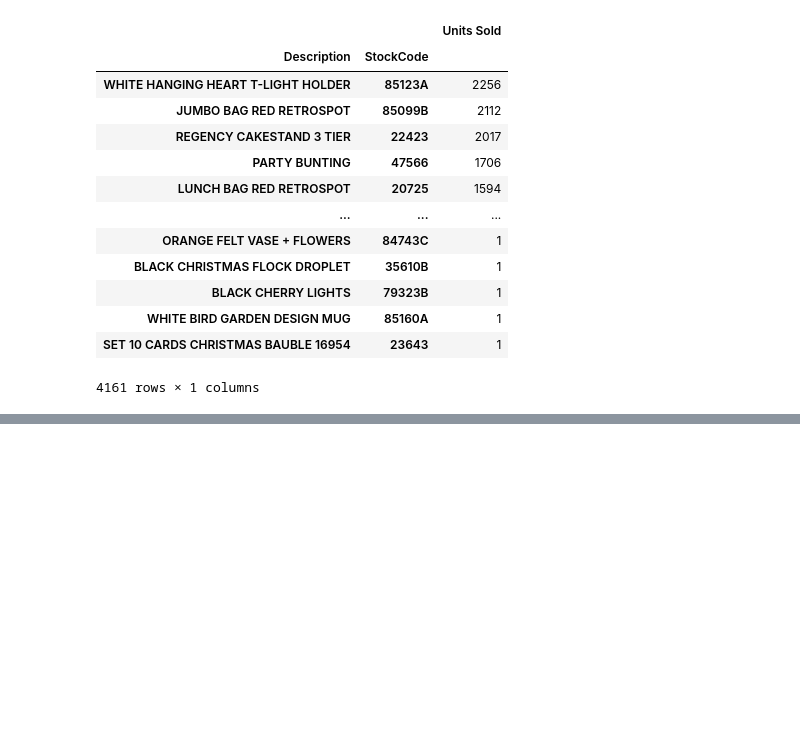
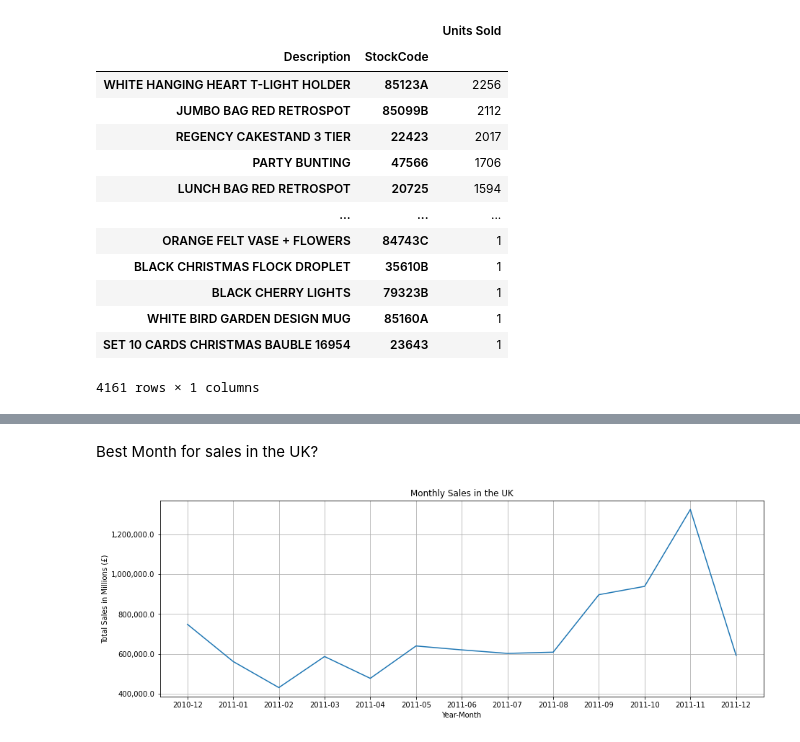
Before and after one commit to mwirigikainyu/Retail-Store-Orders-EDA, a Jupyter notebook: Online_Retail_EDA.ipynb, the cells around one changed output, grey strips where cells are left out. Saved outputs shown, nothing was run; the diff lists cells and outputs as text; code cells hidden in the pictures; blank space fills up the shorter version.

```diff
--- a/Online_Retail_EDA.ipynb
+++ b/Online_Retail_EDA.ipynb
@@ -372,0 +330,22 @@ plt.plot_date(uk.Year, uk.TotalPrice, linestyle='solid')
+# %% [markdown]
+Best Month for sales in the UK?
+# %%
+from matplotlib.ticker import StrMethodFormatter
+
+# create a df of products sold to the UK
+uk = purchased[purchased['Country'] == 'United Kingdom'].sort_values(by='InvoiceDate')
+
+# group and plot data
+uk_month = uk.groupby(by=['Year', 'Month']).sum()
+ax = uk_month['TotalPrice'].plot(figsize=(15,5),title='Monthly Sales in the UK', ylabel='Total Sales in Millions (£)', xlabel='Year-Month')
+
+# format the x and y axes
+ax.set_xticks(range(len(uk_month['TotalPrice'])))
+ax.set_xticklabels(["%s-%02d" % item for item in uk_month.TotalPrice.index.tolist()])
+plt.ticklabel_format(style='plain', axis='y')
+plt.grid()
+ax.yaxis.set_major_formatter(StrMethodFormatter('{x:,}'))
+
+plt.show()
+# %% [output]
+[figure, added]
```
Also changed, not shown: parts of 20 cells of this notebook.
